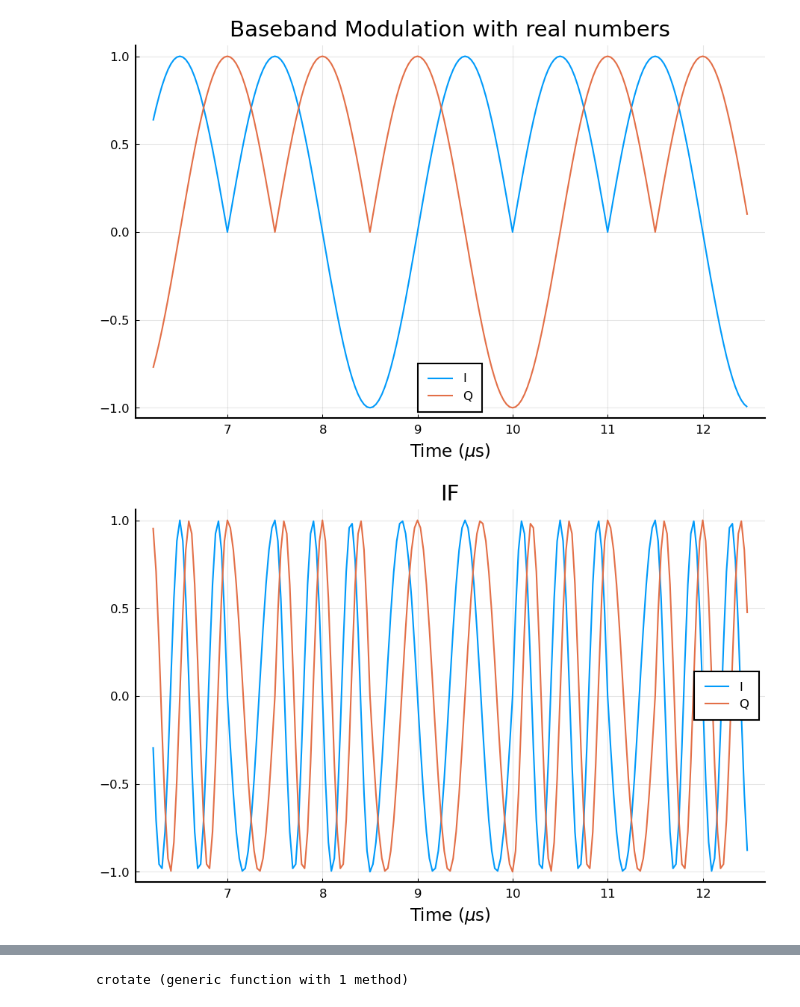
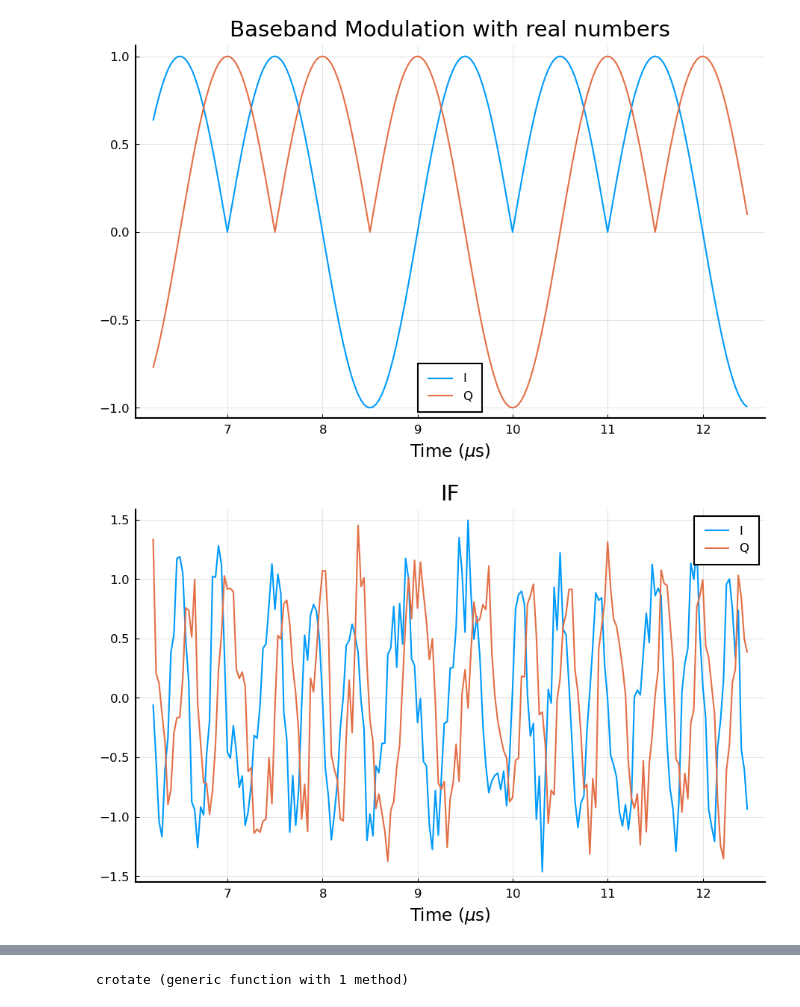
Before and after one commit to PaulDetterer/verilog_cordic_core, a Jupyter notebook: nb/CRotateF.ipynb, the cells around one changed output, grey strips where cells are left out. Cells and saved outputs as stored; diff of their text form; code cells hidden in the pictures.

```diff
--- a/nb/CRotateF.ipynb
+++ b/nb/CRotateF.ipynb
@@ -34,17 +34,18 @@ plot!(p,(k .- 1) ./ Fs .* 1e6 ,tx_bb_q[k],
 # %%
 # Shift the O-QPSK signal up with mulitplication
 Fif = 2e6
 (tx_if_i,tx_if_q) = phy.shift_up(tx_bb_i,tx_bb_q,Fif,Fs=Fs)
+(tx_if_i,tx_if_q) = phy.awgn(tx_if_i,tx_if_q,10)
 k=200:400
 p = plot( (k .-1) ./ Fs .* 1e6 ,tx_if_i[k], label="I")
 plot!(p,(k .- 1) ./ Fs .* 1e6 ,tx_if_q[k],
     label="Q",
     dpi=150,
     xlabel = "Time (\$\\mu\$s)",
     title = "IF"
 )
 # %% [output]
-[figure, old version]
+[figure, new version]
 # %%
 # Shift the signal down using multiplication
 (rx_bb_i,rx_bb_q) = phy.shift_down(tx_if_i,tx_if_q,Fif-1e4,Fs=Fs)
```
Also changed, not shown: parts of 4 cells of this notebook, 22 other files.
